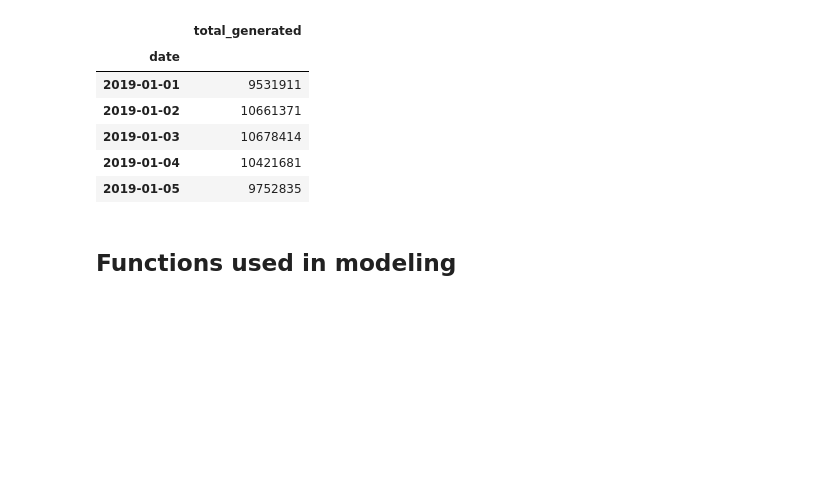
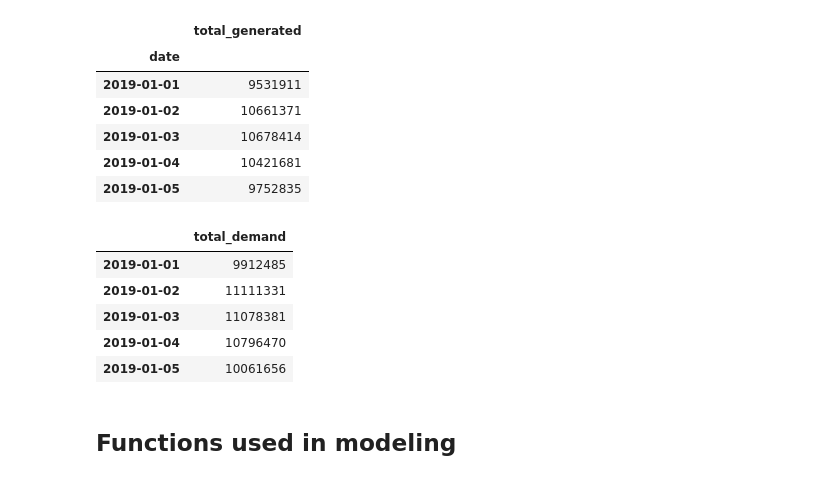
Before and after one commit to sbenston/energy_forecasting, a Jupyter notebook: energy_forecasting_models.ipynb, the cells around one changed output. Saved outputs shown, nothing was run; the diff lists cells and outputs as text; code cells hidden in the pictures; blank space fills up the shorter version.

```diff
--- a/energy_forecasting_models.ipynb
+++ b/energy_forecasting_models.ipynb
@@ -52,6 +52,18 @@ total_generated_df.head()
 | 2019-01-03 | 10678414 |
 | 2019-01-04 | 10421681 |
 | 2019-01-05 | 9752835 |
+# %%
+# Read in energy demand data as dataframe
+demand_df = pd.read_csv('Data/energy_demand_data.csv', index_col=0, parse_dates=True).sort_index()
+
+demand_df.head()
+# %% [output]
+|  | total_demand |
+| 2019-01-01 | 9912485 |
+| 2019-01-02 | 11111331 |
+| 2019-01-03 | 11078381 |
+| 2019-01-04 | 10796470 |
+| 2019-01-05 | 10061656 |
 # %% [markdown]
 ## Functions used in modeling
 # %%
```
Also changed, not shown: parts of 19 cells of this notebook.
